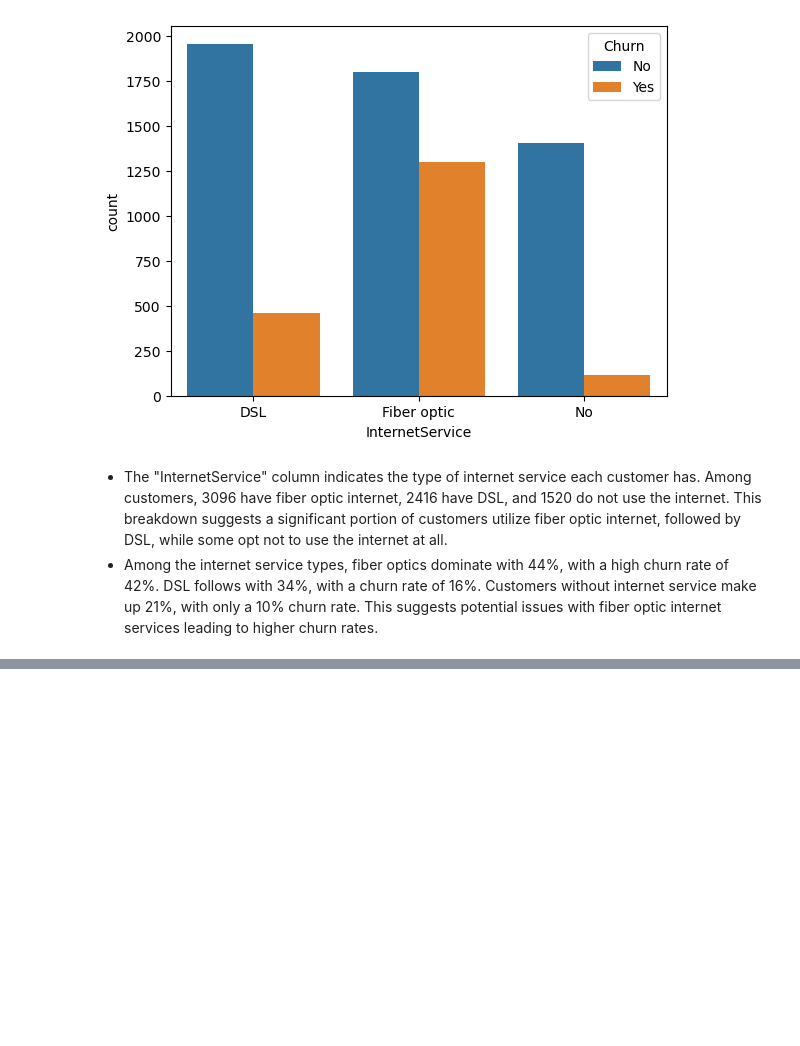
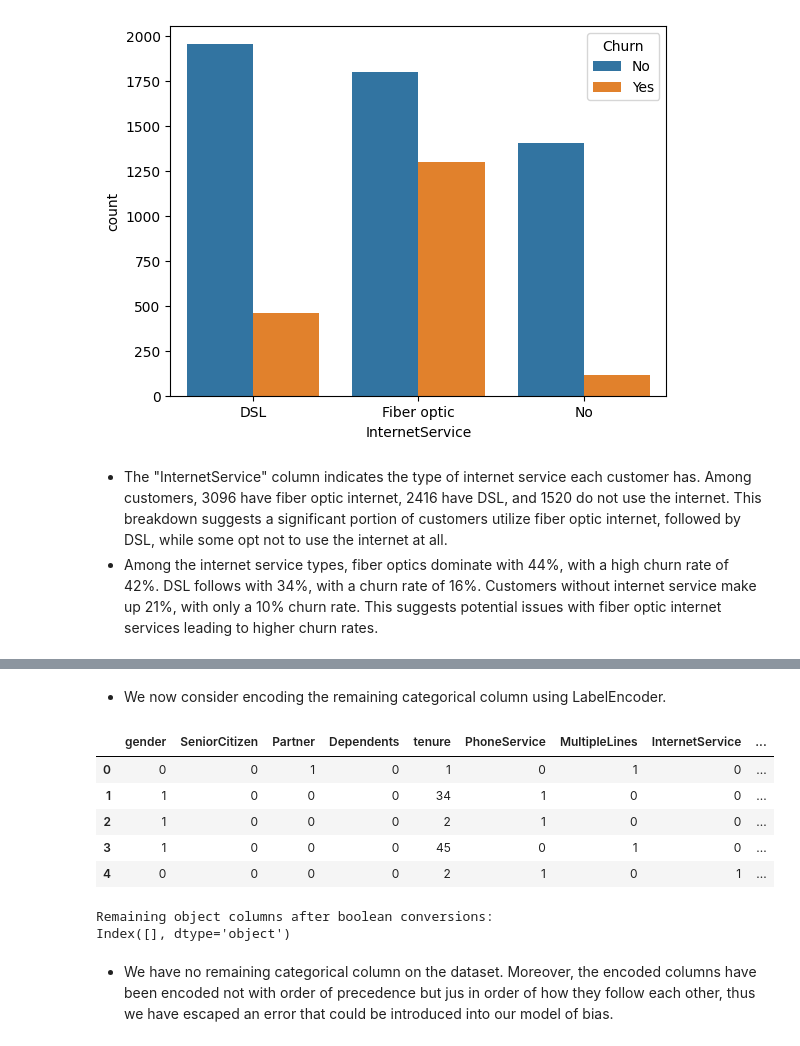
Before and after one commit to Dan-njuguna/telco_customer_churn, a Jupyter notebook: customer_churn.ipynb, the cells around one changed output, grey strips where cells are left out. Saved outputs shown, nothing was run; the diff lists cells and outputs as text; code cells hidden in the pictures; blank space fills up the shorter version.

Commit message:
encoded all categorical columns using labelencoder()

```diff
--- a/customer_churn.ipynb
+++ b/customer_churn.ipynb
@@ -627,0 +644,10 @@ plt.show()
+# %%
+object_columns = df.select_dtypes(include=['object'])
+
+'''
+We now look at the categorical columns and the unique values each column contains thus, able to see what columns to encode and their importance to the model.
+'''
+for col in object_columns.columns:
+    print(f"{col} - {object_columns[col].nunique()} Unique Values")
+    print(object_columns[col].unique())
+    print()
@@ -627,0 +672,40 @@ plt.show()
+# %% [markdown]
+- We now consider encoding the remaining categorical column using LabelEncoder.
+# %%
+def encode_column(df, col):
+  """
+  Encodes a single categorical column in a pandas dataframe using LabelEncoder.
+
+  Args:
+      df (pandas.DataFrame): The dataframe containing the column to encode.
+      col (str): The name of the column to encode.
+
+  Returns:
+      pandas.DataFrame: The dataframe with the encoded column.
+  """
+  encoder = LabelEncoder()
+  df[col] = encoder.fit_transform(df[col])
+  return df
+# %%
+categorical_columns = df.select_dtypes(include=['object'])
+for col in categorical_columns.columns:
+    new_df = encode_column(df, col)
+
+new_df.head()
+# %% [output]
+|  | gender | SeniorCitizen | Partner | Dependents | tenure | PhoneService | MultipleLines | InternetService | ... |
+| 0 | 0 | 0 | 1 | 0 | 1 | 0 | 1 | 0 | ... |
+| 1 | 1 | 0 | 0 | 0 | 34 | 1 | 0 | 0 | ... |
+| 2 | 1 | 0 | 0 | 0 | 2 | 1 | 0 | 0 | ... |
+| 3 | 1 | 0 | 0 | 0 | 45 | 0 | 1 | 0 | ... |
+| 4 | 0 | 0 | 0 | 0 | 2 | 1 | 0 | 1 | ... |
+# %%
+# Remaining object columns
+object_columns = df.select_dtypes(include=['object'])
+print("\nRemaining object columns after boolean conversions:")
+print(object_columns.columns)
+# %% [output]
+Remaining object columns after boolean conversions:
+Index([], dtype='object')
+# %% [markdown]
+- We have no remaining categorical column on the dataset. Moreover, the encoded columns have been encoded not with order of precedence but jus in order of how they follow each other, thus we have escaped an error that could be introduced into our model of bias.
```
Also changed, not shown: parts of 11 cells of this notebook.
